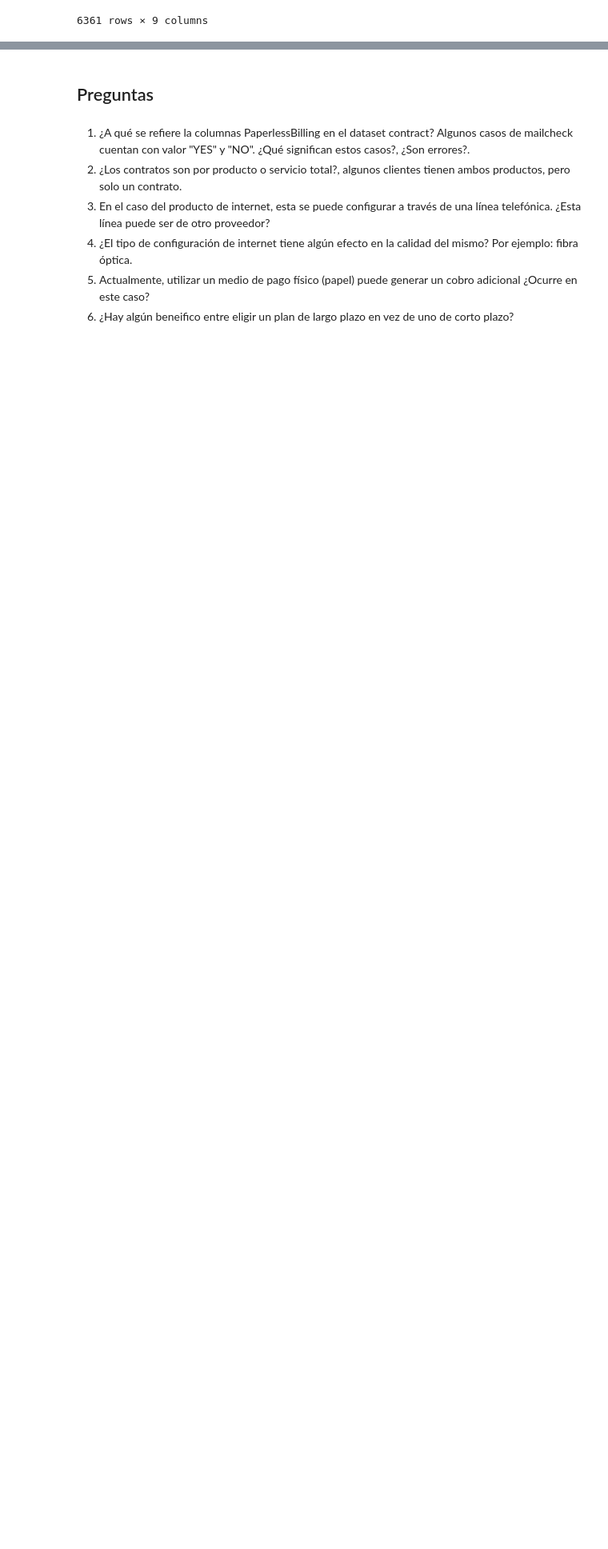
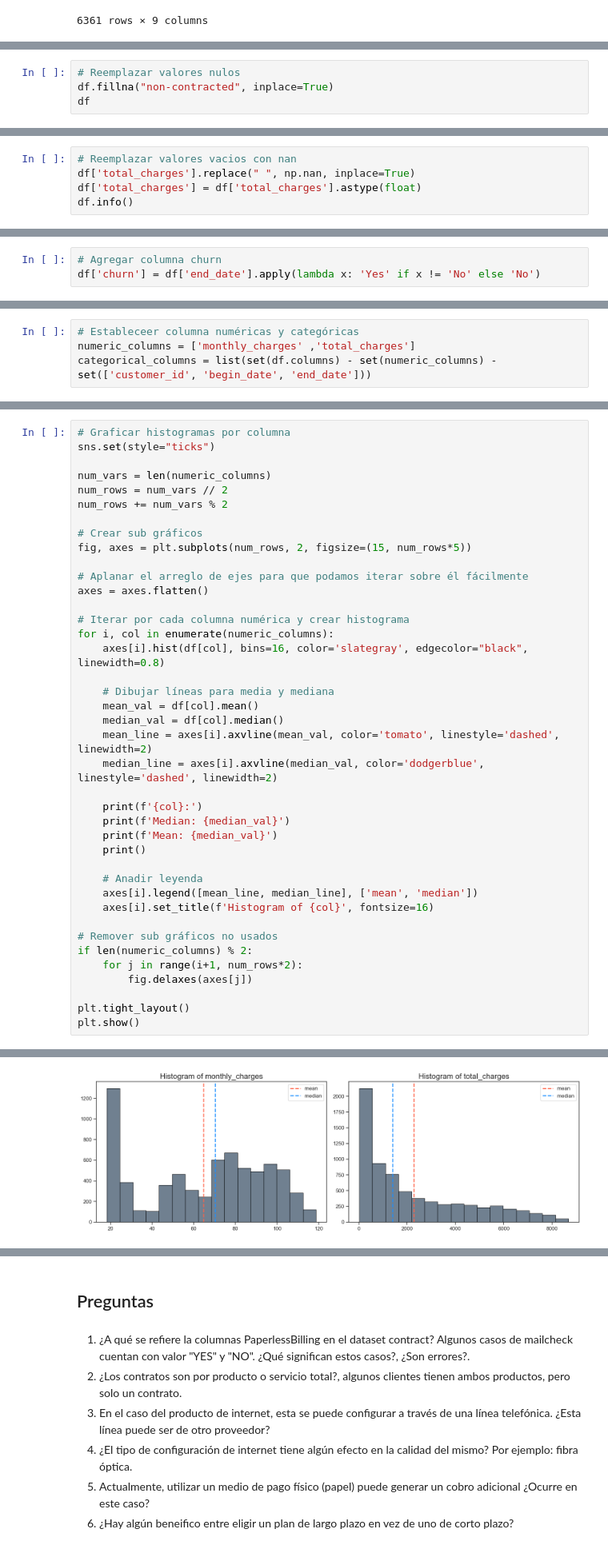
Before and after one commit to RicardoFW16/final_project, a Jupyter notebook: analisis_exploratorio.ipynb, the cells around one changed output, grey strips where cells are left out. Shown at 80% size. Cells and saved outputs as stored; diff of their text form; blank space fills up the shorter version.

```diff
--- a/analisis_exploratorio.ipynb
+++ b/analisis_exploratorio.ipynb
@@ -280,0 +333,4 @@ phone.merge(internet, how='left')
+# %%
+# Reemplazar valores nulos
+df.fillna("non-contracted", inplace=True)
+df
@@ -280,0 +385,5 @@ phone.merge(internet, how='left')
+# %%
+# Reemplazar valores vacios con nan
+df['total_charges'].replace(" ", np.nan, inplace=True)
+df['total_charges'] = df['total_charges'].astype(float)
+df.info()
@@ -280,0 +408,3 @@ phone.merge(internet, how='left')
+# %%
+# Agregar columna churn
+df['churn'] = df['end_date'].apply(lambda x: 'Yes' if x != 'No' else 'No')
@@ -280,0 +425,4 @@ phone.merge(internet, how='left')
+# %%
+# Estableceer columna numéricas y categóricas
+numeric_columns = ['monthly_charges' ,'total_charges']
+categorical_columns = list(set(df.columns) - set(numeric_columns) - set(['customer_id', 'begin_date', 'end_date']))
@@ -280,0 +431,41 @@ phone.merge(internet, how='left')
+# %%
+# Graficar histogramas por columna
+sns.set(style="ticks")
+
+num_vars = len(numeric_columns)
+num_rows = num_vars // 2
+num_rows += num_vars % 2
+
+# Crear sub gráficos
+fig, axes = plt.subplots(num_rows, 2, figsize=(15, num_rows*5))
+
+# Aplanar el arreglo de ejes para que podamos iterar sobre él fácilmente
+axes = axes.flatten()
+
+# Iterar por cada columna numérica y crear histograma
+for i, col in enumerate(numeric_columns):
+    axes[i].hist(df[col], bins=16, color='slategray', edgecolor="black", linewidth=0.8)
+
+    # Dibujar líneas para media y mediana
+    mean_val = df[col].mean()
+    median_val = df[col].median()
+    mean_line = axes[i].axvline(mean_val, color='tomato', linestyle='dashed', linewidth=2)
+    median_line = axes[i].axvline(median_val, color='dodgerblue', linestyle='dashed', linewidth=2)
+
+    print(f'{col}:')
+    print(f'Median: {median_val}')
+    print(f'Mean: {median_val}')
+    print()
+
+    # Anadir leyenda
+    axes[i].legend([mean_line, median_line], ['mean', 'median'])
+    axes[i].set_title(f'Histogram of {col}', fontsize=16)
+
+# Remover sub gráficos no usados
+if len(numeric_columns) % 2:
+    for j in range(i+1, num_rows*2):
+        fig.delaxes(axes[j])
+
+plt.tight_layout()
+plt.show()
+# %% [output]
@@ -280,0 +479 @@ phone.merge(internet, how='left')
+[figure, added]
```
Also changed, not shown: parts of 33 cells of this notebook, 1 other file.
